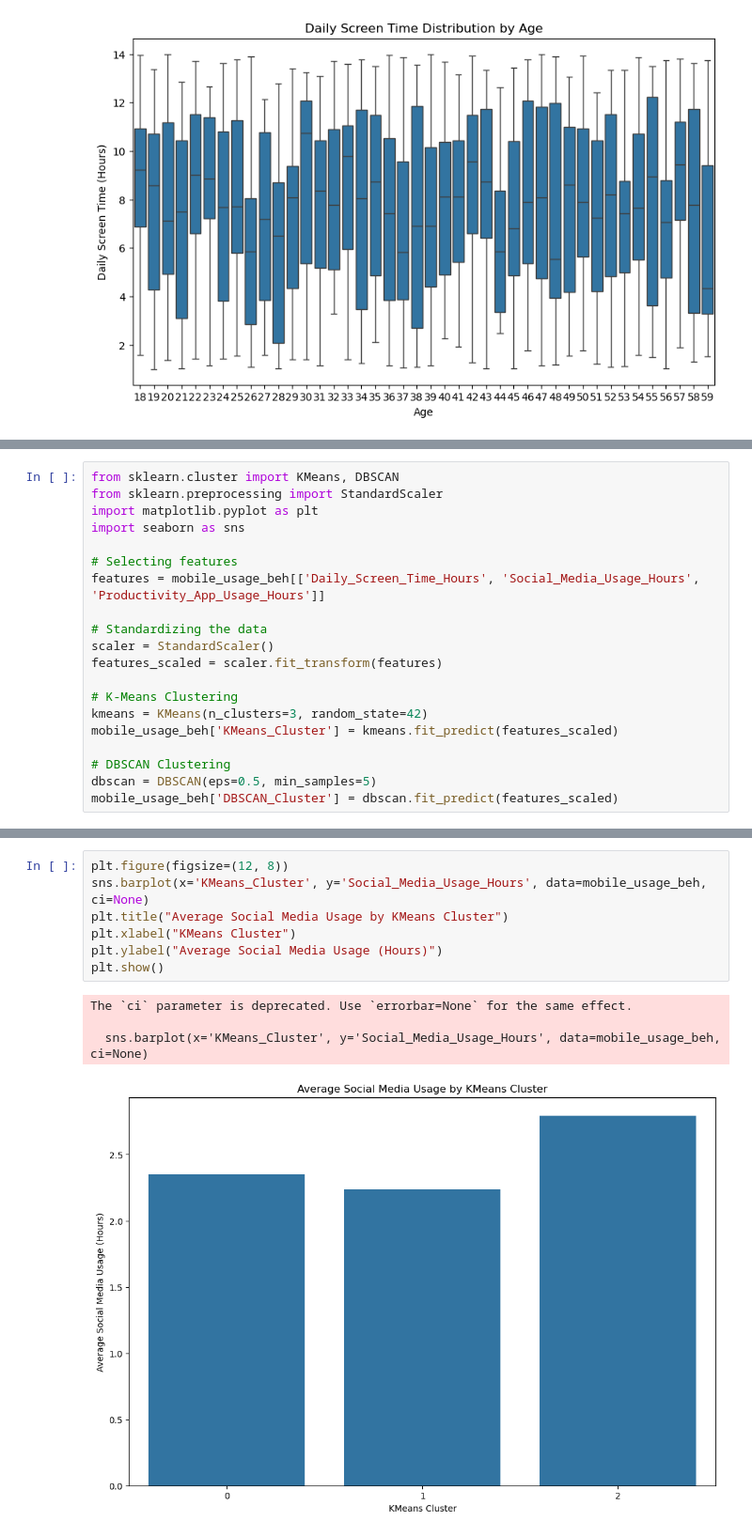
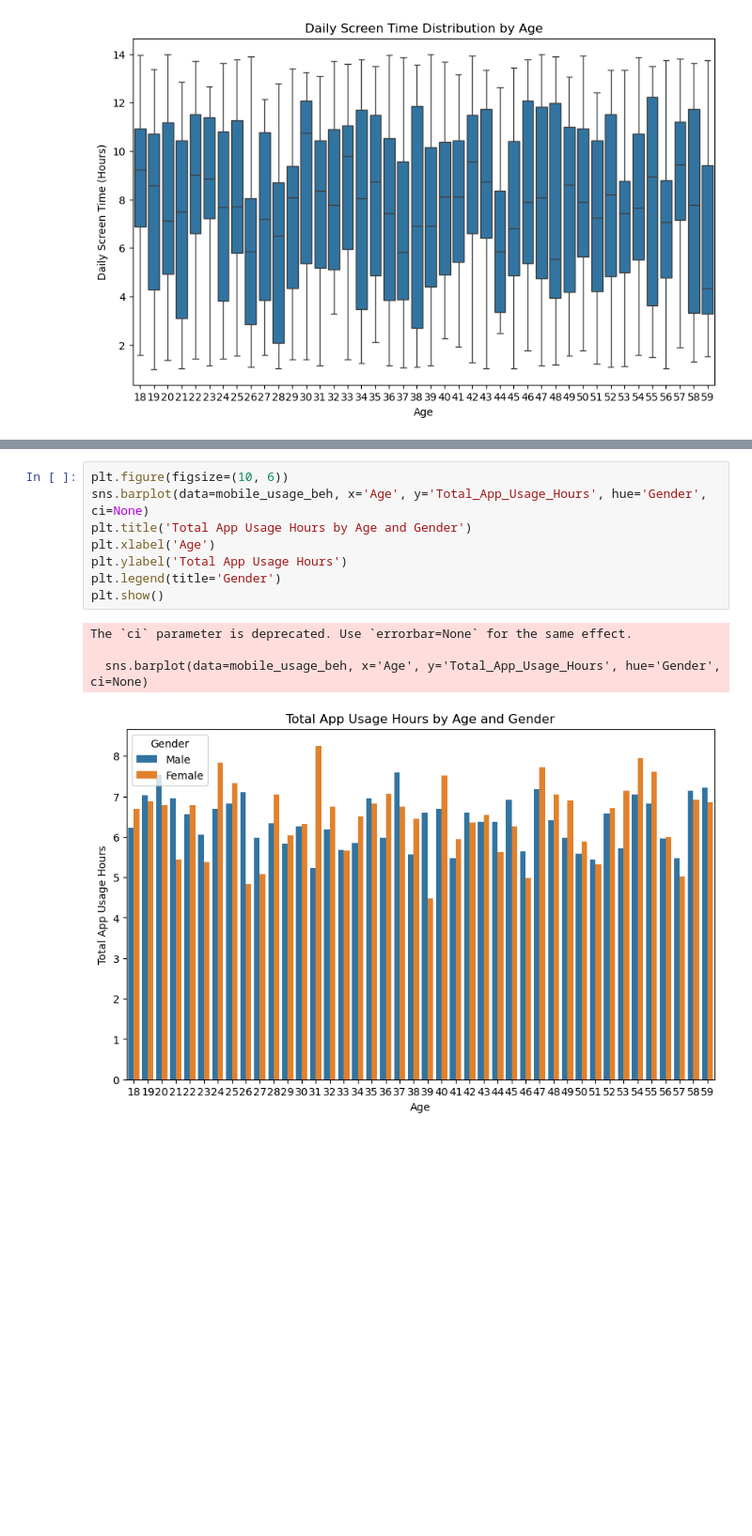
Before and after one commit to ElifSurucu/Understanding-Mobile-Usage-Trends, a Jupyter notebook: notebook.ipynb, the cells around one changed output, grey strips where cells are left out. Shown: that part at 94% size. Saved outputs shown, nothing was run; the diff lists cells and outputs as text; blank space fills up the shorter version.

```diff
--- a/notebook.ipynb
+++ b/notebook.ipynb
@@ -150,20 +127,0 @@ Name: Daily_Screen_Time_Hours, dtype: float64
-# %%
-from sklearn.cluster import KMeans, DBSCAN
-from sklearn.preprocessing import StandardScaler
-import matplotlib.pyplot as plt
-import seaborn as sns
-
-# Selecting features
-features = mobile_usage_beh[['Daily_Screen_Time_Hours', 'Social_Media_Usage_Hours', 'Productivity_App_Usage_Hours']]
-
-# Standardizing the data
-scaler = StandardScaler()
-features_scaled = scaler.fit_transform(features)
-
-# K-Means Clustering
-kmeans = KMeans(n_clusters=3, random_state=42)
-mobile_usage_beh['KMeans_Cluster'] = kmeans.fit_predict(features_scaled)
-
-# DBSCAN Clustering
-dbscan = DBSCAN(eps=0.5, min_samples=5)
-mobile_usage_beh['DBSCAN_Cluster'] = dbscan.fit_predict(features_scaled)
@@ -226,12 +128,13 @@ KMeans_Cluster
 # %%
-plt.figure(figsize=(12, 8))
-sns.barplot(x='KMeans_Cluster', y='Social_Media_Usage_Hours', data=mobile_usage_beh, ci=None)
-plt.title("Average Social Media Usage by KMeans Cluster")
-plt.xlabel("KMeans Cluster")
-plt.ylabel("Average Social Media Usage (Hours)")
+plt.figure(figsize=(10, 6))
+sns.barplot(data=mobile_usage_beh, x='Age', y='Total_App_Usage_Hours', hue='Gender', ci=None)
+plt.title('Total App Usage Hours by Age and Gender')
+plt.xlabel('Age')
+plt.ylabel('Total App Usage Hours')
+plt.legend(title='Gender')
 plt.show()
 # %% [output]
 The `ci` parameter is deprecated. Use `errorbar=None` for the same effect.
 
-  sns.barplot(x='KMeans_Cluster', y='Social_Media_Usage_Hours', data=mobile_usage_beh, ci=None)
+  sns.barplot(data=mobile_usage_beh, x='Age', y='Total_App_Usage_Hours', hue='Gender', ci=None)
-[figure, old version]
+[figure, new version]
```
Also changed, not shown: parts of 34 cells of this notebook.
